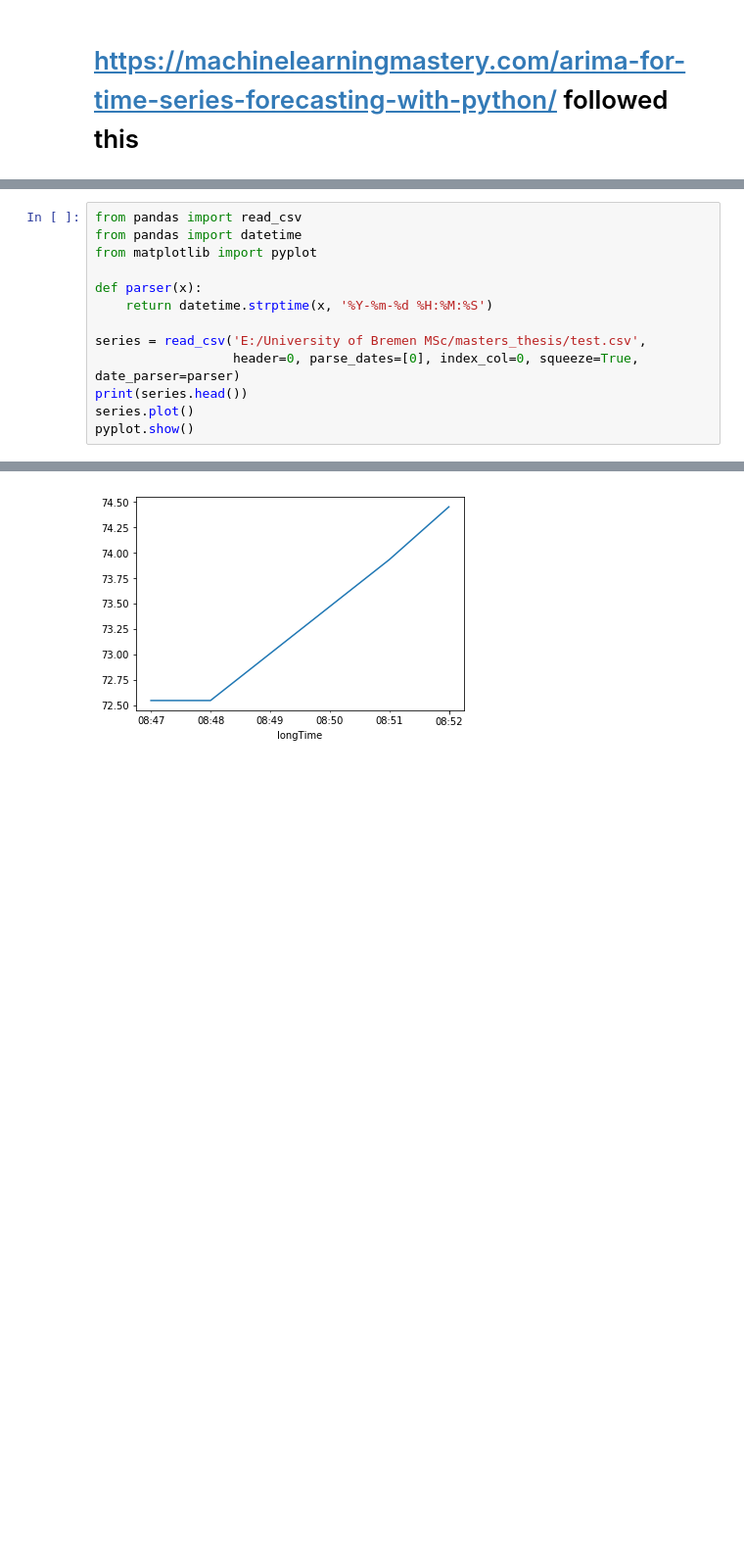
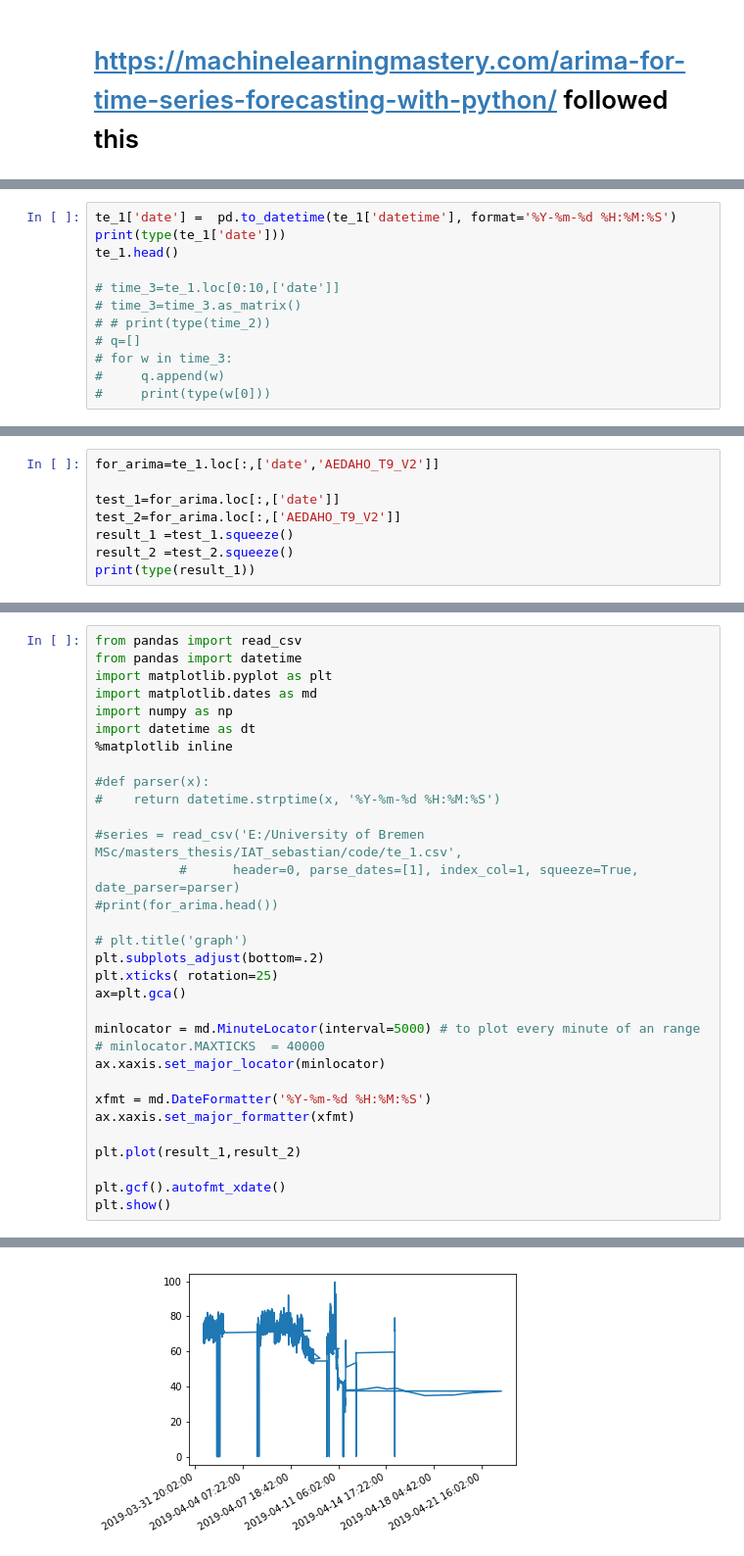
Before and after one commit to atifkarim/prediction_data_with_ML, a Jupyter notebook: code/dataset_15_april_2.ipynb, the cells around one changed output, grey strips where cells are left out. Shown at 98% size. Drawn from its saved outputs; the diff is of its cells as text; blank space fills up the shorter version.

```diff
--- a/code/dataset_15_april_2.ipynb
+++ b/code/dataset_15_april_2.ipynb
@@ -123,0 +157,12 @@ plt.show()
+# %%
+te_1['date'] =  pd.to_datetime(te_1['datetime'], format='%Y-%m-%d %H:%M:%S')
+print(type(te_1['date']))
+te_1.head()
+
+# time_3=te_1.loc[0:10,['date']]
+# time_3=time_3.as_matrix()
+# # print(type(time_2))
+# q=[]
+# for w in time_3:
+#     q.append(w)
+#     print(type(w[0]))
@@ -123,0 +177,8 @@ plt.show()
+# %%
+for_arima=te_1.loc[:,['date','AEDAHO_T9_V2']]
+
+test_1=for_arima.loc[:,['date']]
+test_2=for_arima.loc[:,['AEDAHO_T9_V2']]
+result_1 =test_1.squeeze()
+result_2 =test_2.squeeze()
+print(type(result_1))
@@ -124,14 +187,33 @@ plt.show()
 # %%
 from pandas import read_csv
 from pandas import datetime
-from matplotlib import pyplot
+import matplotlib.pyplot as plt
+import matplotlib.dates as md
+import numpy as np
+import datetime as dt
+%matplotlib inline
 
-def parser(x):
-    return datetime.strptime(x, '%Y-%m-%d %H:%M:%S')
+#def parser(x):
+#    return datetime.strptime(x, '%Y-%m-%d %H:%M:%S')
 
-series = read_csv('E:/University of Bremen MSc/masters_thesis/test.csv',
-                  header=0, parse_dates=[0], index_col=0, squeeze=True, date_parser=parser)
-print(series.head())
-series.plot()
-pyplot.show()
+#series = read_csv('E:/University of Bremen MSc/masters_thesis/IAT_sebastian/code/te_1.csv',
+           #      header=0, parse_dates=[1], index_col=1, squeeze=True, date_parser=parser)
+#print(for_arima.head())
+
+# plt.title('graph')
+plt.subplots_adjust(bottom=.2)
+plt.xticks( rotation=25)
+ax=plt.gca()
+
+minlocator = md.MinuteLocator(interval=5000) # to plot every minute of an range
+# minlocator.MAXTICKS  = 40000
+ax.xaxis.set_major_locator(minlocator)
+
+xfmt = md.DateFormatter('%Y-%m-%d %H:%M:%S')
+ax.xaxis.set_major_formatter(xfmt)
+
+plt.plot(result_1,result_2)
+
+plt.gcf().autofmt_xdate()
+plt.show()
 # %% [output]
@@ -145,4 +220,4 @@ Name: AEAGHOAWE2T1, dtype: float64
-[figure, old version]
+[figure, new version]
 # %%
 from pandas import read_csv
 from pandas import datetime
```
Also changed, not shown: parts of 22 cells of this notebook, 3 other files.
